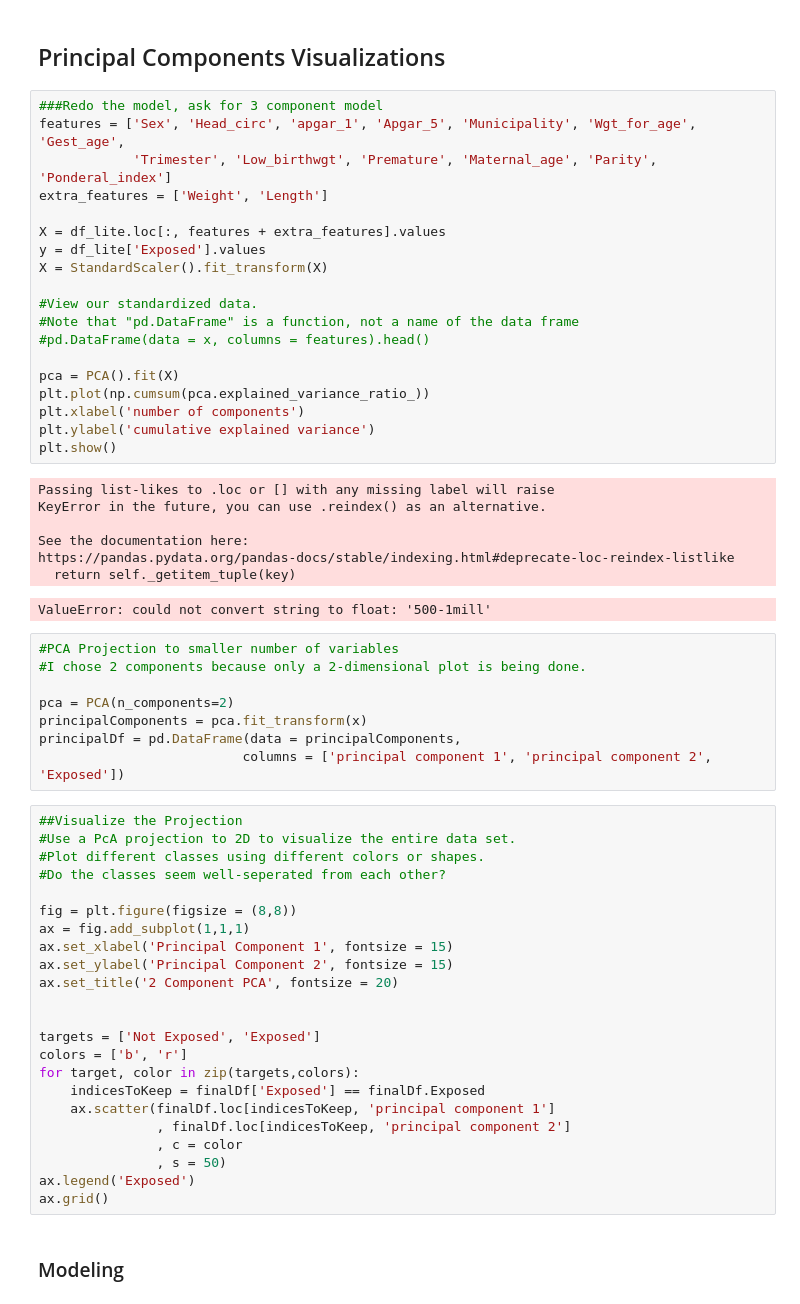
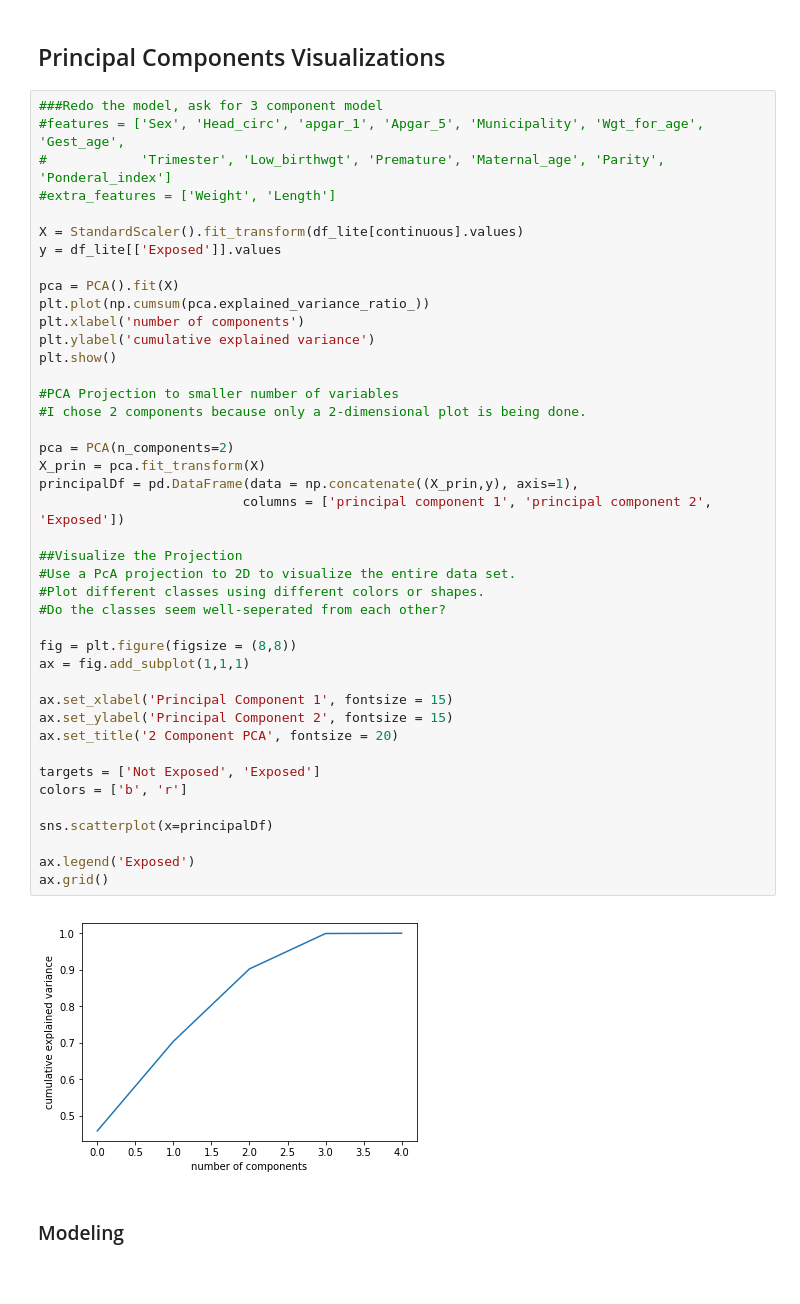
Before and after one commit to ShonTM/DataMiningProject1, a Jupyter notebook: MSDS Data Mining Project 1.ipynb, the cells around one changed output. Cells and saved outputs as stored; diff of their text form; blank space fills up the shorter version.

```diff
--- a/MSDS Data Mining Project 1.ipynb
+++ b/MSDS Data Mining Project 1.ipynb
@@ -408,64 +410,50 @@ Other potential new features could be:
  + or 7-10 = Excellent condition
 # %% [markdown]
 ## Principal Components Visualizations ##
-# %%
-###Redo the model, ask for 3 component model
-features = ['Sex', 'Head_circ', 'apgar_1', 'Apgar_5', 'Municipality', 'Wgt_for_age', 'Gest_age',
-            'Trimester', 'Low_birthwgt', 'Premature', 'Maternal_age', 'Parity', 'Ponderal_index']
-extra_features = ['Weight', 'Length']
-
-X = df_lite.loc[:, features + extra_features].values
-y = df_lite['Exposed'].values
-X = StandardScaler().fit_transform(X)
-
-#View our standardized data.
-#Note that "pd.DataFrame" is a function, not a name of the data frame
-#pd.DataFrame(data = x, columns = features).head()
-
-pca = PCA().fit(X)
-plt.plot(np.cumsum(pca.explained_variance_ratio_))
-plt.xlabel('number of components')
-plt.ylabel('cumulative explained variance')
-plt.show()
-# %% [output]
-Passing list-likes to .loc or [] with any missing label will raise
-KeyError in the future, you can use .reindex() as an alternative.
-
-See the documentation here:
-https://pandas.pydata.org/pandas-docs/stable/indexing.html#deprecate-loc-reindex-listlike
-  return self._getitem_tuple(key)
-ValueError: could not convert string to float: '500-1mill'
-# %%
-#PCA Projection to smaller number of variables
-#I chose 2 components because only a 2-dimensional plot is being done.
-
-pca = PCA(n_components=2)
-principalComponents = pca.fit_transform(x)
-principalDf = pd.DataFrame(data = principalComponents,
-                          columns = ['principal component 1', 'principal component 2', 'Exposed'])
 # %%
+###Redo the model, ask for 3 component model
+#features = ['Sex', 'Head_circ', 'apgar_1', 'Apgar_5', 'Municipality', 'Wgt_for_age', 'Gest_age',
+#            'Trimester', 'Low_birthwgt', 'Premature', 'Maternal_age', 'Parity', 'Ponderal_index']
+#extra_features = ['Weight', 'Length']
+
+X = StandardScaler().fit_transform(df_lite[continuous].values)
+y = df_lite[['Exposed']].values
+
+pca = PCA().fit(X)
+plt.plot(np.cumsum(pca.explained_variance_ratio_))
+plt.xlabel('number of components')
+plt.ylabel('cumulative explained variance')
+plt.show()
+
+#PCA Projection to smaller number of variables
+#I chose 2 components because only a 2-dimensional plot is being done.
+
+pca = PCA(n_components=2)
+X_prin = pca.fit_transform(X)
+principalDf = pd.DataFrame(data = np.concatenate((X_prin,y), axis=1),
+                          columns = ['principal component 1', 'principal component 2', 'Exposed'])
+
 ##Visualize the Projection
 #Use a PcA projection to 2D to visualize the entire data set.
 #Plot different classes using different colors or shapes.
 #Do the classes seem well-seperated from each other?
 
 fig = plt.figure(figsize = (8,8))
 ax = fig.add_subplot(1,1,1)
+
 ax.set_xlabel('Principal Component 1', fontsize = 15)
 ax.set_ylabel('Principal Component 2', fontsize = 15)
 ax.set_title('2 Component PCA', fontsize = 20)
 
-
 targets = ['Not Exposed', 'Exposed']
 colors = ['b', 'r']
-for target, color in zip(targets,colors):
-    indicesToKeep = finalDf['Exposed'] == finalDf.Exposed
-    ax.scatter(finalDf.loc[indicesToKeep, 'principal component 1']
-               , finalDf.loc[indicesToKeep, 'principal component 2']
-               , c = color
-               , s = 50)
+
+sns.scatterplot(x=principalDf)
+
 ax.legend('Exposed')
 ax.grid()
+# %% [output]
+[figure, added]
 # %% [markdown]
 ### Modeling
 # %% [markdown]
```
Also changed, not shown: parts of 2 cells of this notebook.
